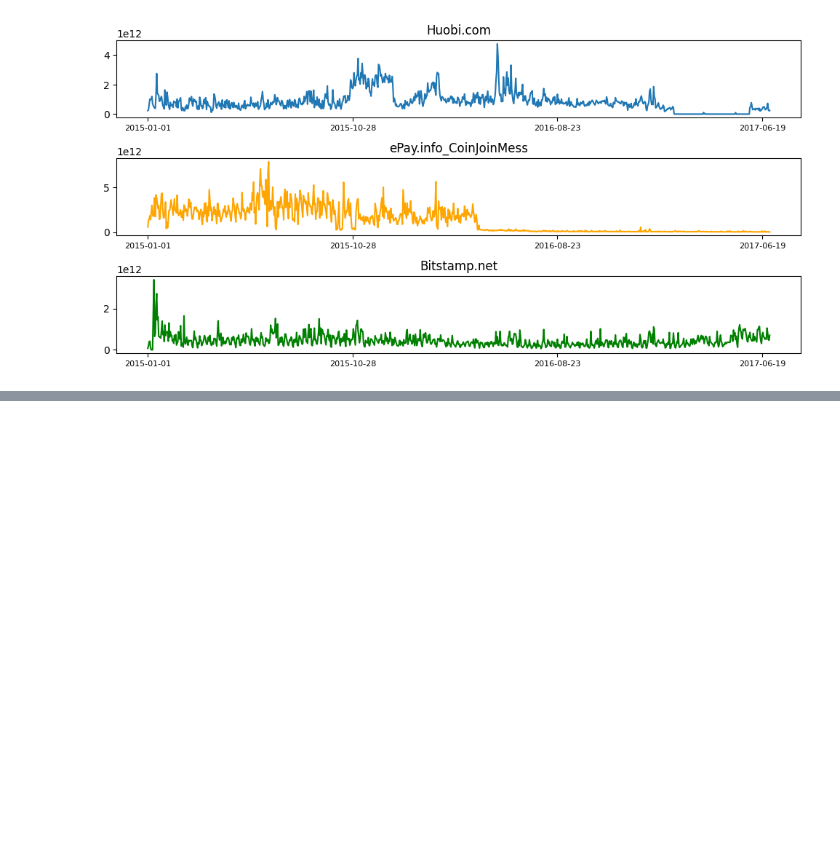
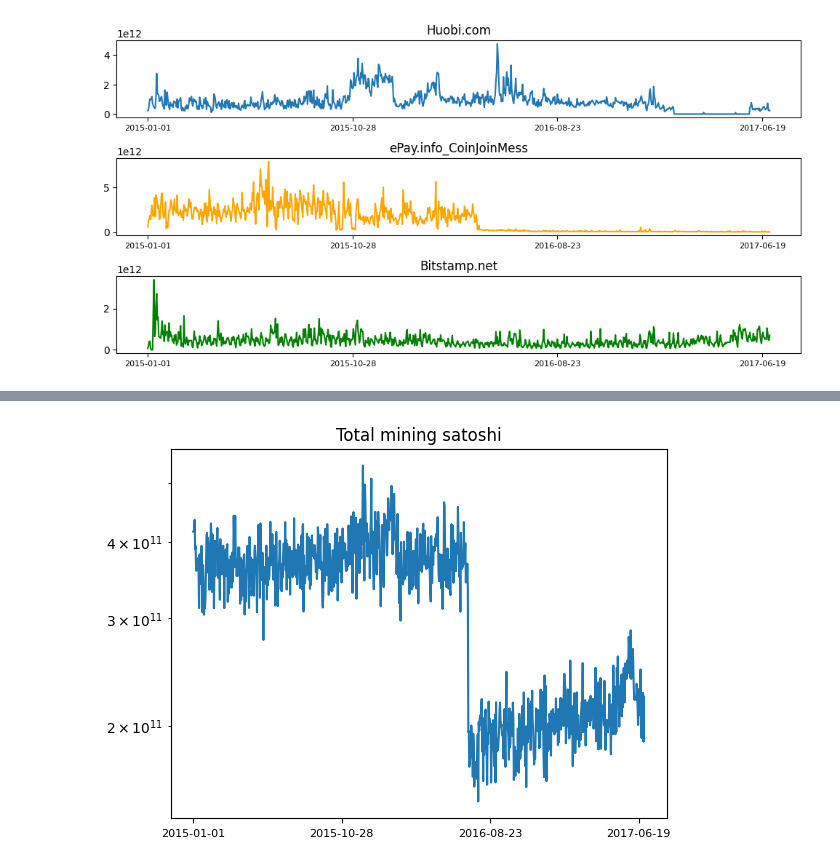
Before and after one commit to Yquetzal/DefiEGC2024, a Jupyter notebook: src/01 - Exploration des données/Exploration des données.ipynb, the cells around one changed output, grey strips where cells are left out. Drawn from its saved outputs; the diff is of its cells as text; code cells hidden in the pictures; blank space fills up the shorter version.

```diff
--- a/src/01 - Exploration des données/Exploration des données.ipynb
+++ b/src/01 - Exploration des données/Exploration des données.ipynb
@@ -180,0 +279,3 @@ SENDING
+# %%
+df_global = pd.read_csv(path_global)
+df_global.head(5)
@@ -180,0 +289,3 @@ SENDING
+# %%
+df_global.rename(columns={'Unnamed: 0': 'date'}, inplace=True)
+df_global.head(5)
@@ -180,0 +309,13 @@ SENDING
+# %%
+def displayByDate(df, col, title="", scalelog=False):
+    plt.plot(df_global['date'], df_global[col])
+    plt.xticks(df_global['date'][::300], size=8)
+    plt.title(title)
+
+    if scalelog:
+        plt.yscale('log')
+    plt.show()
+
+displayByDate(df_global, 'total_mining_satoshi', 'Total mining satoshi', True)
+# %% [output]
+[figure, added]
```
Also changed, not shown: parts of 20 cells of this notebook, 1 other file.
